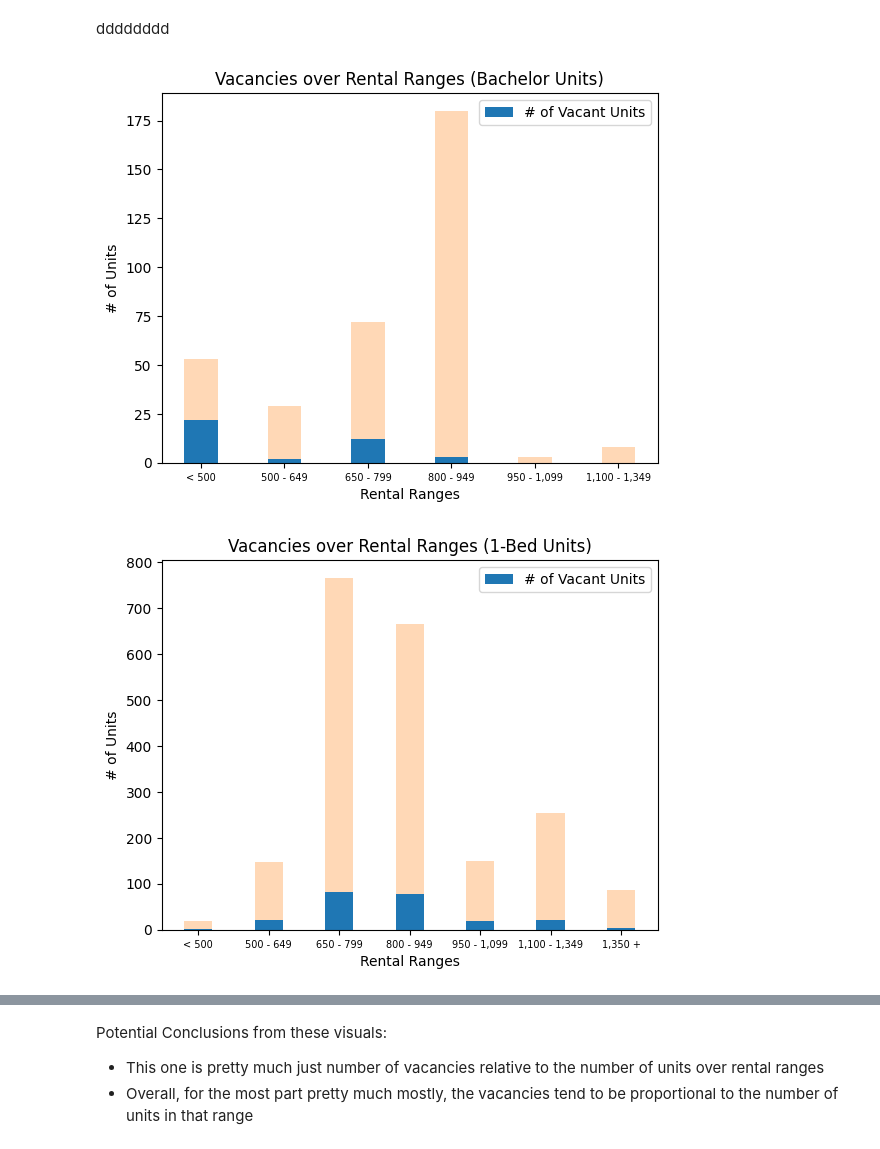
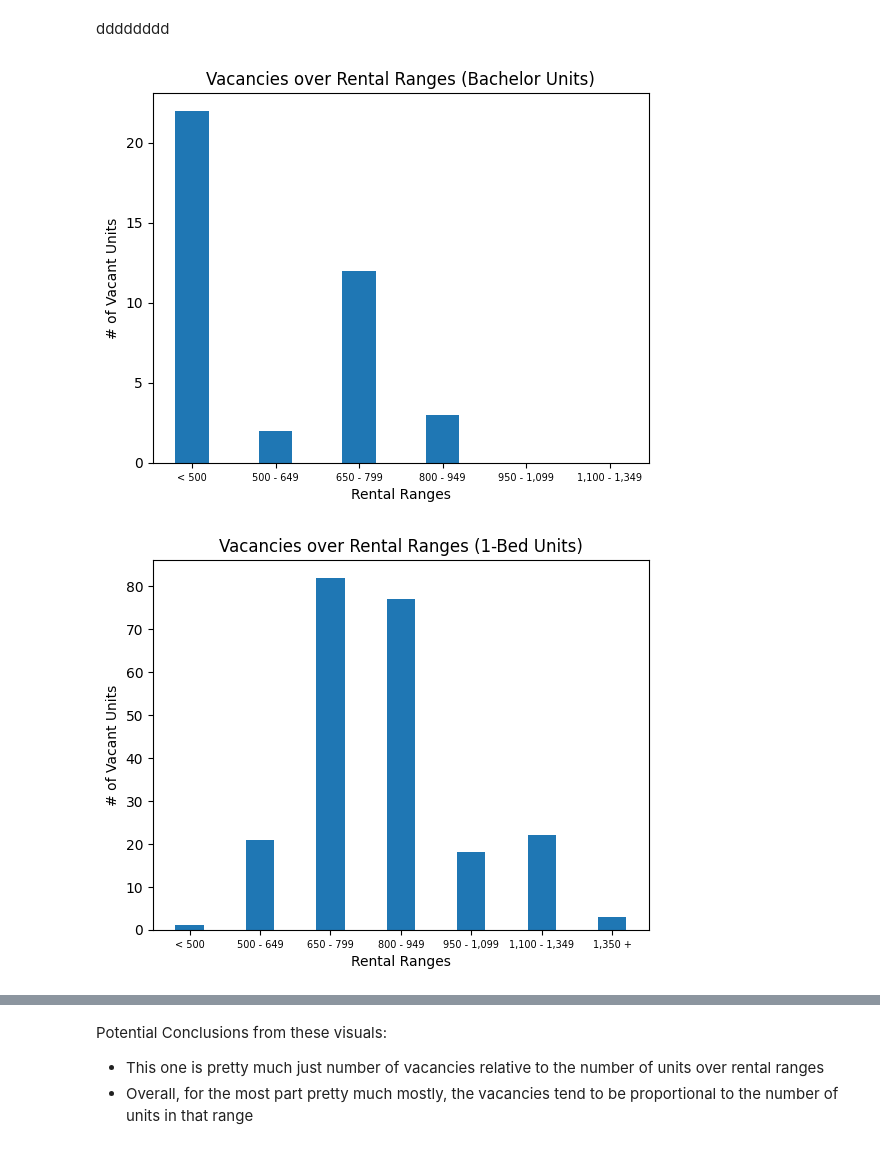
Before and after one commit to Mathemusician1729/DATA-221-Project, a Jupyter notebook: 221-Project.ipynb, the cells around one changed output, grey strips where cells are left out. Cells and saved outputs as stored; diff of their text form; code cells hidden in the pictures.

```diff
--- a/221-Project.ipynb
+++ b/221-Project.ipynb
@@ -96,43 +96,37 @@ dddddddd
 # %%
 # General stuffs
 import matplotlib.pyplot as plt
 import numpy as np
 
 #
 ranges = table2b_2["Rental Range"]
 
 bachelor_rents = ranges.copy()[:6]
 bachelor_vacants = table2b_2["Bachelor Vacant"][:6].apply(lambda x: int(x)) #
-bachelor_units = table2b_2["Bachelor Units"][:6].apply(lambda x: int(x))
 
 # create stacked bar chart out of total sampled
 x_axis = np.arange(len(bachelor_rents))
-plt.bar(x_axis, bachelor_vacants, 0.4, label="# of Vacant Units")
-plt.bar(x_axis, bachelor_units - bachelor_vacants, 0.4, bottom=bachelor_vacants, alpha=0.3)
+plt.bar(x_axis, bachelor_vacants, 0.4)
 
 plt.xticks(x_axis, bachelor_rents, fontsize=7)
 plt.title("Vacancies over Rental Ranges (Bachelor Units)")
 plt.xlabel("Rental Ranges")
-plt.ylabel("# of Units")
-plt.legend()
+plt.ylabel("# of Vacant Units")
 plt.show()
 # %% [output]
-[figure, old version]
+[figure, new version]
 # %%
 one_bed_vacants = table2b_2["1 - Bedroom Vacant"].apply(lambda x: int(x))
-one_bed_units = table2b_2["1 - Bedroom Units"].apply(lambda x: int(x))
 
 x_axis = np.arange(len(ranges))
-plt.bar(x_axis, one_bed_vacants, 0.4, label="# of Vacant Units")
-plt.bar(x_axis, one_bed_units - one_bed_vacants, 0.4, bottom=one_bed_vacants, alpha=0.3)
+plt.bar(x_axis, one_bed_vacants, 0.4)
 
 plt.xticks(x_axis, ranges, fontsize=7)
 plt.title("Vacancies over Rental Ranges (1-Bed Units)")
 plt.xlabel("Rental Ranges")
-plt.ylabel("# of Units")
-plt.legend()
+plt.ylabel("# of Vacant Units")
 plt.show()
 # %% [output]
-[figure, old version]
+[figure, new version]
 # %%
 two_bed_vacants = table2b_2["2 - Bedroom Vacant"].apply(lambda x: int(x))
```
Also changed, not shown: parts of 5 cells of this notebook.
